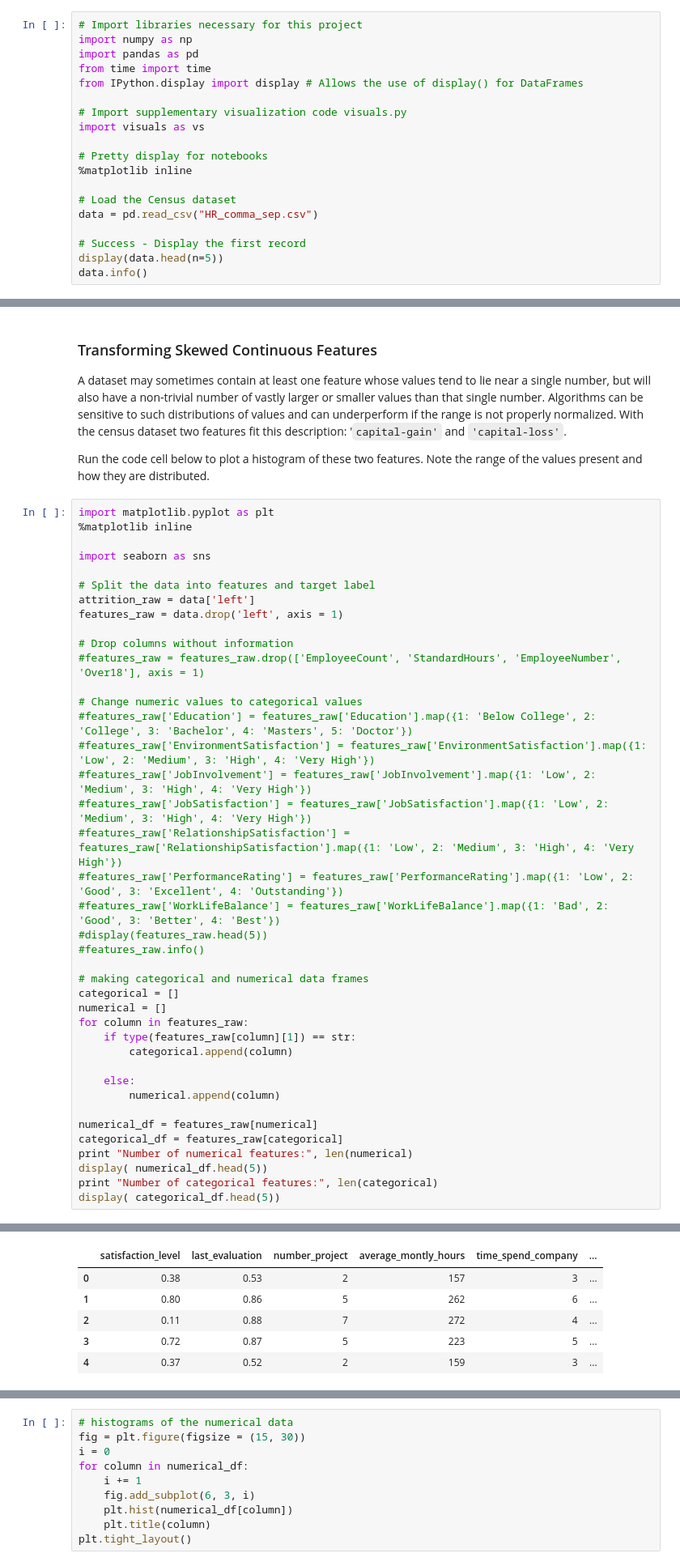
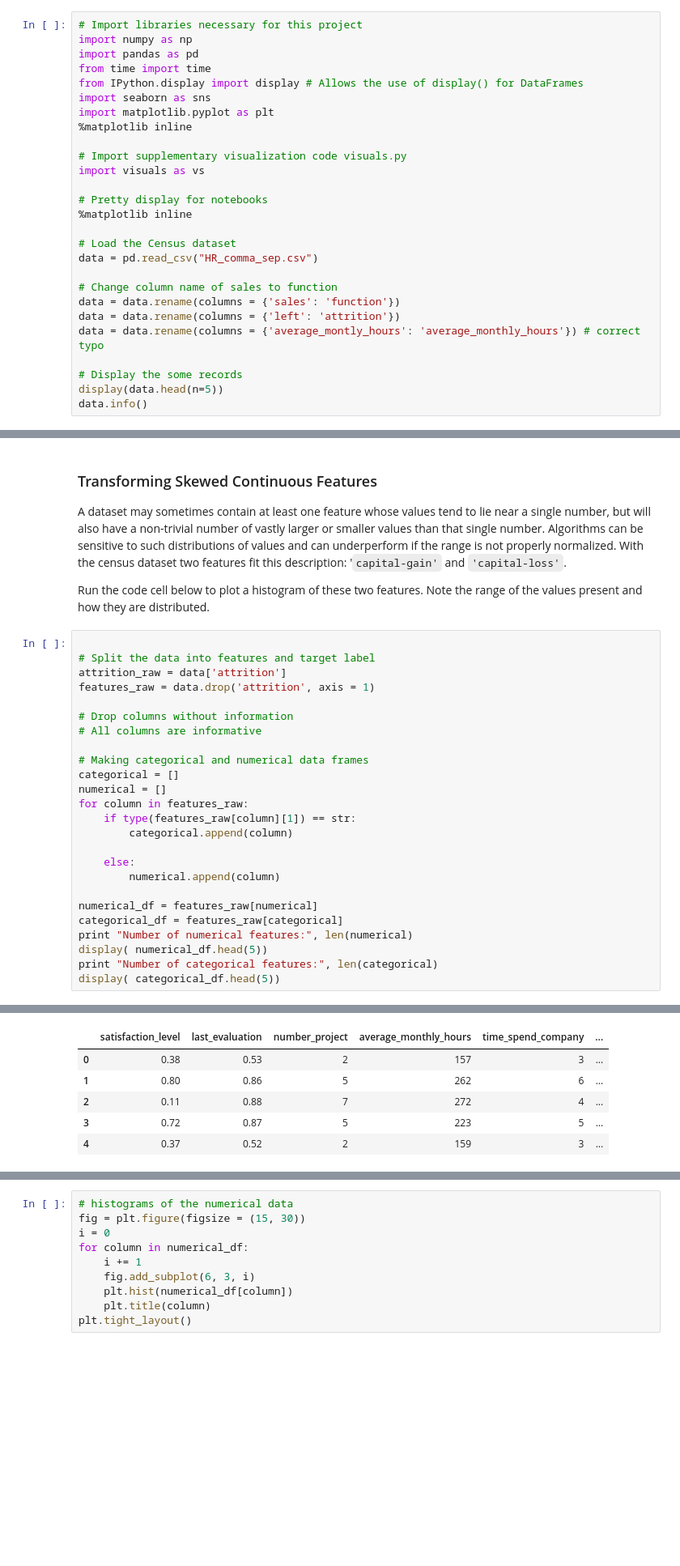
Before and after one commit to ivantpe/test_jupyter, a Jupyter notebook: my_capstone/my_capstone.ipynb, the cells around one changed output, grey strips where cells are left out. Shown at 81% size. Saved outputs shown, nothing was run; the diff lists cells and outputs as text; blank space fills up the shorter version.

```diff
--- a/my_capstone/my_capstone.ipynb
+++ b/my_capstone/my_capstone.ipynb
@@ -54,6 +54,9 @@ import numpy as np
 import pandas as pd
 from time import time
 from IPython.display import display # Allows the use of display() for DataFrames
+import seaborn as sns
+import matplotlib.pyplot as plt
+%matplotlib inline
 
 # Import supplementary visualization code visuals.py
 import visuals as vs
@@ -64,7 +67,12 @@ import visuals as vs
 # Load the Census dataset
 data = pd.read_csv("HR_comma_sep.csv")
 
-# Success - Display the first record
+# Change column name of sales to function
+data = data.rename(columns = {'sales': 'function'})
+data = data.rename(columns = {'left': 'attrition'})
+data = data.rename(columns = {'average_montly_hours': 'average_monthly_hours'}) # correct typo
+
+# Display the some records
 display(data.head(n=5))
 data.info()
 # %% [output]
@@ -148,48 +159,33 @@ A dataset may sometimes contain at least one feature whose values tend to lie ne
 
 Run the code cell below to plot a histogram of these two features. Note the range of the values present and how they are distributed.
 # %%
-import matplotlib.pyplot as plt
-%matplotlib inline
-
-import seaborn as sns
 
 # Split the data into features and target label
-attrition_raw = data['left']
-features_raw = data.drop('left', axis = 1)
+attrition_raw = data['attrition']
+features_raw = data.drop('attrition', axis = 1)
 
 # Drop columns without information
-#features_raw = features_raw.drop(['EmployeeCount', 'StandardHours', 'EmployeeNumber', 'Over18'], axis = 1)
+# All columns are informative
 
-# Change numeric values to categorical values
-#features_raw['Education'] = features_raw['Education'].map({1: 'Below College', 2: 'College', 3: 'Bachelor', 4: 'Masters', 5: 'Doctor'})
-#features_raw['EnvironmentSatisfaction'] = features_raw['EnvironmentSatisfaction'].map({1: 'Low', 2: 'Medium', 3: 'High', 4: 'Very High'})
-#features_raw['JobInvolvement'] = features_raw['JobInvolvement'].map({1: 'Low', 2: 'Medium', 3: 'High', 4: 'Very High'})
-#features_raw['JobSatisfaction'] = features_raw['JobSatisfaction'].map({1: 'Low', 2: 'Medium', 3: 'High', 4: 'Very High'})
-#features_raw['RelationshipSatisfaction'] = features_raw['RelationshipSatisfaction'].map({1: 'Low', 2: 'Medium', 3: 'High', 4: 'Very High'})
-#features_raw['PerformanceRating'] = features_raw['PerformanceRating'].map({1: 'Low', 2: 'Good', 3: 'Excellent', 4: 'Outstanding'})
-#features_raw['WorkLifeBalance'] = features_raw['WorkLifeBalance'].map({1: 'Bad', 2: 'Good', 3: 'Better', 4: 'Best'})
-#display(features_raw.head(5))
-#features_raw.info()
-
-# making categorical and numerical data frames
+# Making categorical and numerical data frames
 categorical = []
 numerical = []
 for column in features_raw:
     if type(features_raw[column][1]) == str:
         categorical.append(column)
 
     else:
         numerical.append(column)
 
 numerical_df = features_raw[numerical]
 categorical_df = features_raw[categorical]
 print "Number of numerical features:", len(numerical)
 display( numerical_df.head(5))
 print "Number of categorical features:", len(categorical)
 display( categorical_df.head(5))
 # %% [output]
 Number of numerical features: 7
-|  | satisfaction_level | last_evaluation | number_project | average_montly_hours | time_spend_company | ... |
+|  | satisfaction_level | last_evaluation | number_project | average_monthly_hours | time_spend_company | ... |
 | 0 | 0.38 | 0.53 | 2 | 157 | 3 | ... |
 | 1 | 0.80 | 0.86 | 5 | 262 | 6 | ... |
 | 2 | 0.11 | 0.88 | 7 | 272 | 4 | ... |
```
Also changed, not shown: parts of 15 cells of this notebook, 4 other files.
